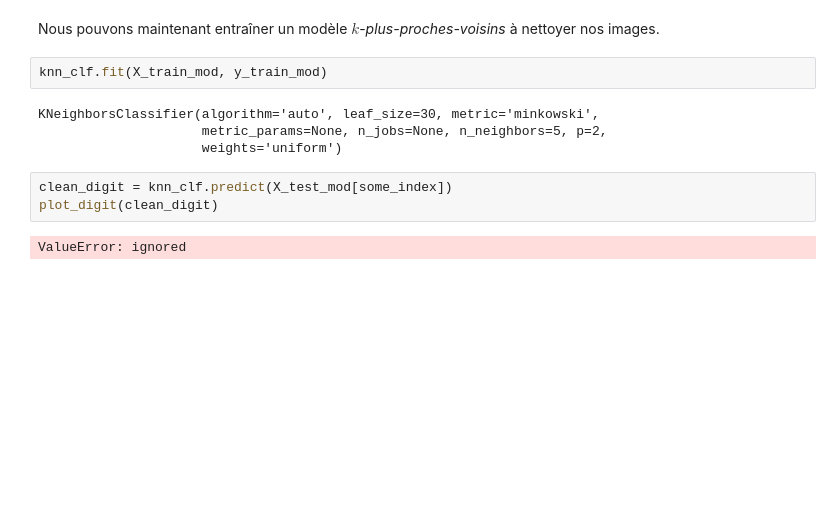
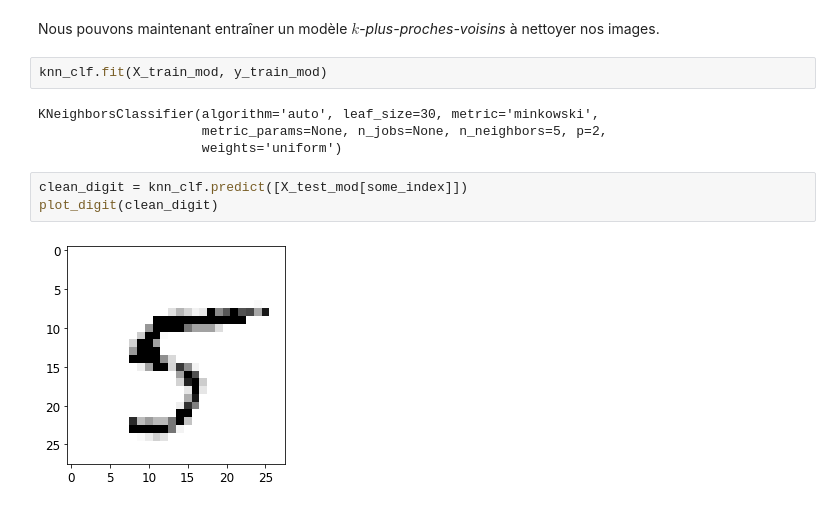
Before and after one commit to GuillaumeRoeder/Data-science-discover-project, a Jupyter notebook: workshop3-estimators.ipynb, the cells around one changed output. Cells and saved outputs as stored; diff of their text form; blank space fills up the shorter version.

```diff
--- a/workshop3-estimators.ipynb
+++ b/workshop3-estimators.ipynb
@@ -777,9 +756,9 @@ KNeighborsClassifier(algorithm='auto', leaf_size=30, metric='minkowski',
                      metric_params=None, n_jobs=None, n_neighbors=5, p=2,
                      weights='uniform')
 # %%
-clean_digit = knn_clf.predict(X_test_mod[some_index])
+clean_digit = knn_clf.predict([X_test_mod[some_index]])
 plot_digit(clean_digit)
 # %% [output]
-ValueError: ignored
+[figure, added]
 # %%
 other_index = 2312
```
Also changed, not shown: parts of 15 cells of this notebook, 2 other files.
